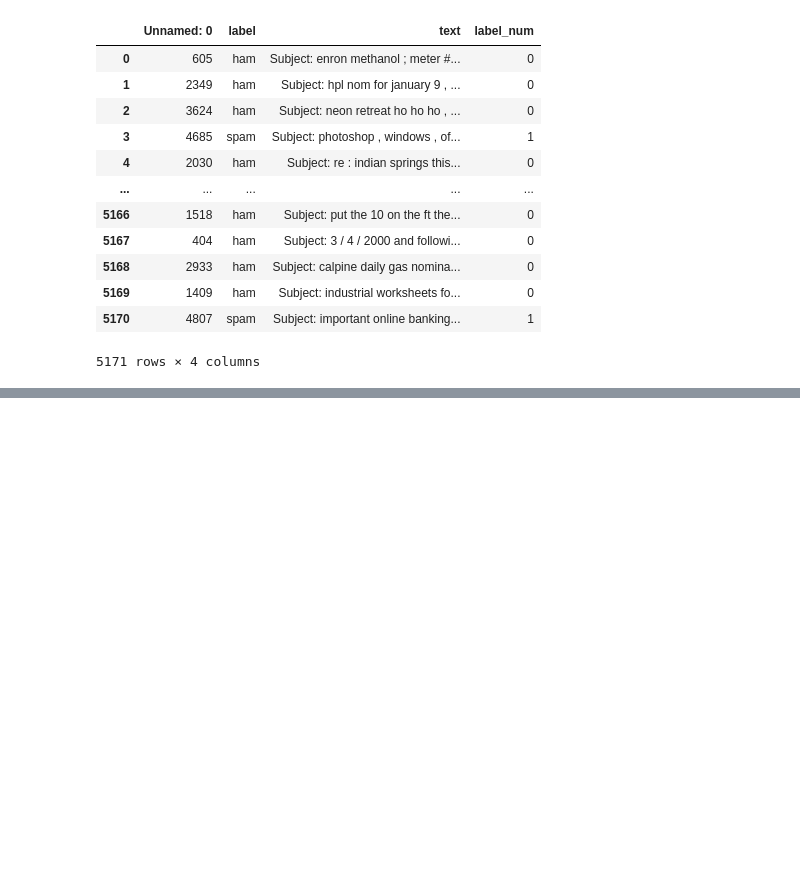
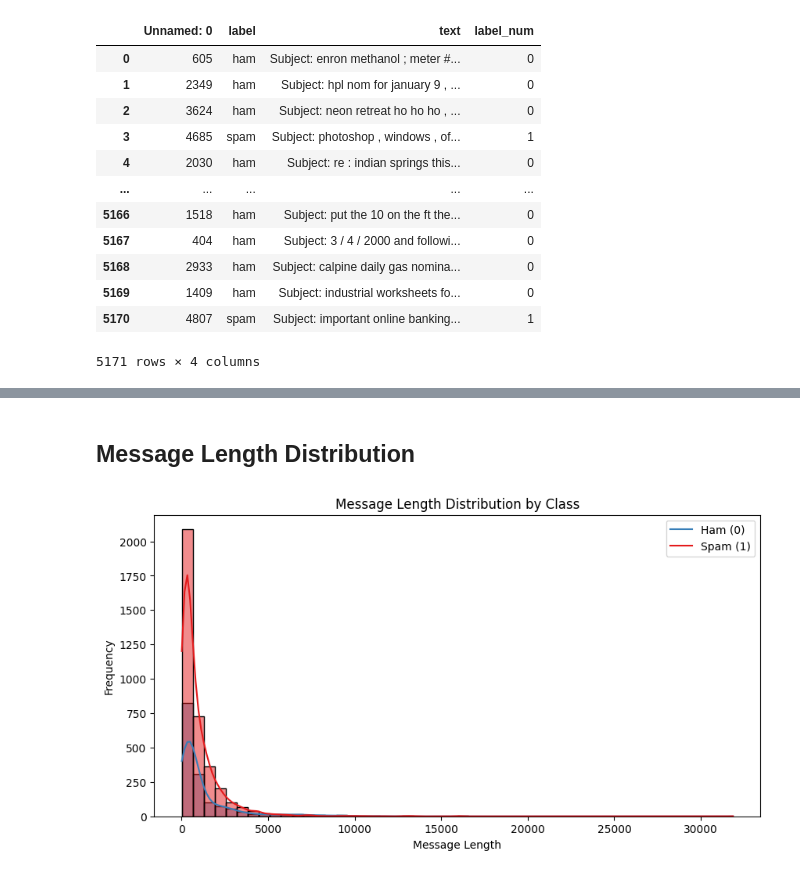
Before and after one commit to BarraHarrison/Spam-Detection, a Jupyter notebook: main.ipynb, the cells around one changed output, grey strips where cells are left out. Cells and saved outputs as stored; diff of their text form; code cells hidden in the pictures; blank space fills up the shorter version.

```diff
--- a/main.ipynb
+++ b/main.ipynb
@@ -42,0 +213,2 @@ df
+# %% [markdown]
+## Message Length Distribution
@@ -42,0 +217,14 @@ df
+# %%
+# Add a column for message length
+df['message_length'] = df['text'].apply(len)
+
+# Plot distribution
+plt.figure(figsize=(10, 5))
+sns.histplot(data=df, x='message_length', hue='label_num', bins=50, kde=True, palette='Set1')
+plt.title('Message Length Distribution by Class')
+plt.xlabel('Message Length')
+plt.ylabel('Frequency')
+plt.legend(['Ham (0)', 'Spam (1)'])
+plt.show()
+# %% [output]
+[figure, added]
```
Also changed, not shown: parts of 31 cells of this notebook.
